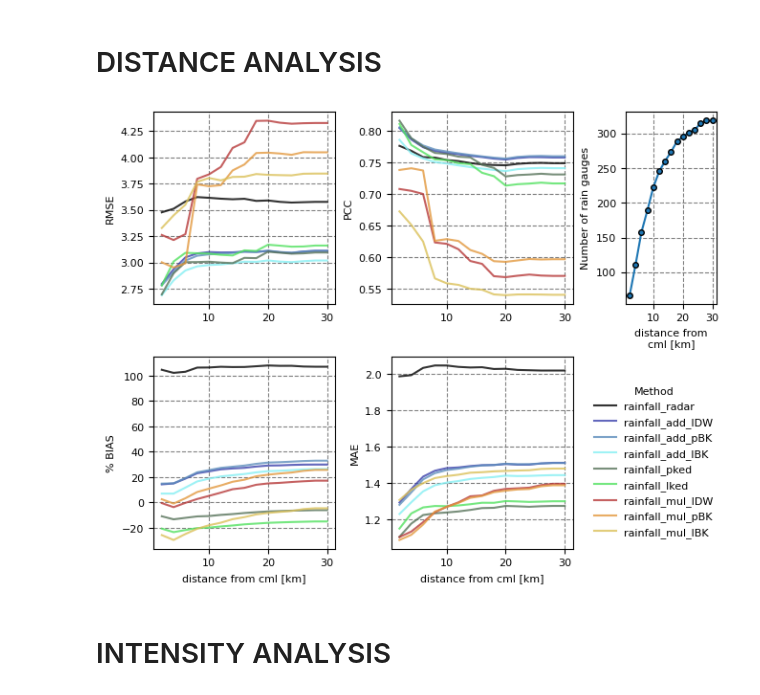
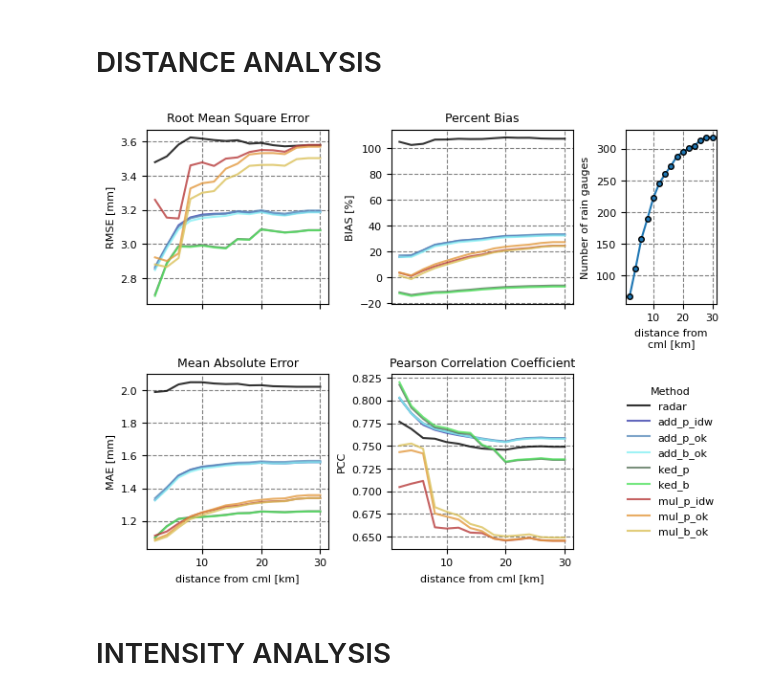
Before and after one commit to OpenSenseAction/radar_adjustment_intercomparison, a Jupyter notebook: 5_paper_images.ipynb, the cells around one changed output. Cells and saved outputs as stored; diff of their text form; code cells hidden in the pictures.

```diff
--- a/5_paper_images.ipynb
+++ b/5_paper_images.ipynb
@@ -316,18 +456,0 @@ ds_rad['rainfall_lked']=xr.open_dataset(adj_path+dataset+'_rainfall_lked.nc').ra
-# %%
-# fields = [[gauge name, radar name]]
-fields = ['rainfall_radar', 'rainfall_add_IDW', 'rainfall_add_pBK',
-          'rainfall_add_lBK', 'rainfall_pked', 'rainfall_lked',
-          'rainfall_mul_IDW', 'rainfall_mul_pBK', 'rainfall_mul_lBK']
-
-get_grid_at_points = plg.spatial.GridAtPoints(
-    da_gridded_data=ds_rad.isel(time = 0),
-    da_point_data=ds_gauges.isel(time = 0),
-    nnear=1,
-    stat="best"
-)
-
-for field in fields:
-    ds_gauges[field] = get_grid_at_points(
-        da_gridded_data=ds_rad[field],
-        da_point_data=ds_gauges.rainfall_amount,
-    )
@@ -369,7 +457,10 @@ for max_distance in distances:
 # %%
-fields = ['rainfall_radar', 'rainfall_add_IDW', 'rainfall_add_pBK',
-          'rainfall_add_lBK', 'rainfall_pked', 'rainfall_lked',
-          'rainfall_mul_IDW', 'rainfall_mul_pBK', 'rainfall_mul_lBK']
+result_metric = pd.read_csv('metrics_distance.csv')
+gauge_info = result_metric[['n_gauges', 'distance']].drop_duplicates().reset_index(drop=True)
+
+fields = ['radar', 'add_p_idw', 'add_p_ok',
+          'add_b_ok', 'ked_p', 'ked_b',
+          'mul_p_idw', 'mul_p_ok', 'mul_b_ok']
 
 colors = ["#000000", "#3b41ab","#5e8ebc",
           "#86eff3","#57735a", "#53e261",
@@ -395,60 +486,66 @@ for field, color in zip(fields, colors):
                       label=field, alpha=0.8, markersize=4, color=color)
     handles.append(line)
 
-ax00.set_ylabel('RMSE', fontsize=8)
+ax00.set_ylabel('RMSE [mm]', fontsize=8)
 ax00.tick_params(axis='both', labelsize=8)
 ax00.grid(linestyle='--', color='gray')
+ax00.set_title('Root Mean Square Error', fontsize=9)
+ax00.tick_params(axis='x', labelbottom=False)
 
-# --- PCC ---
+# --- %BIAS ---
 for field, color in zip(fields, colors):
     result = result_metric[result_metric.field == field]
-    ax01.plot(result.distance/1000, result.pearson_correlation_coefficient,
+    ax01.plot(result.distance/1000, result.percent_bias,
               alpha=0.8, markersize=4, color=color)
 
-ax01.set_ylabel('PCC', fontsize=8)
+ax01.set_ylabel('BIAS [%]', fontsize=8)
 ax01.tick_params(axis='both', labelsize=8)
 ax01.grid(linestyle='--', color='gray')
+ax01.set_title('Percent Bias', fontsize=9)
+ax01.tick_params(axis='x', labelbottom=False)
 
 # --- Number of rain gauges ---
-ax02.plot(distances/1000, n_gauges, marker='o', markersize=4, markeredgecolor='black')
+ax02.plot(gauge_info.distance/1000, gauge_info.n_gauges, marker='o', markersize=4, markeredgecolor='black')
 ax02.set_xlabel('distance from\ncml [km]', fontsize=8)
 ax02.set_ylabel('Number of rain gauges', fontsize=8)
 ax02.tick_params(axis='both', labelsize=8)
 ax02.grid(linestyle='--', color='gray')
 
-# --- %BIAS ---
+# --- MAE ---
 for field, color in zip(fields, colors):
     result = result_metric[result_metric.field == field]
-    ax10.plot(result.distance/1000, result.percent_bias,
+    ax10.plot(result.distance/1000, result.mean_absolute_error,
               alpha=0.8, markersize=4, color=color)
 
 ax10.set_xlabel('distance from cml [km]', fontsize=8)
-ax10.set_ylabel('% BIAS', fontsize=8)
+ax10.set_ylabel('MAE [mm]', fontsize=8)
 ax10.tick_params(axis='both', labelsize=8)
 ax10.grid(linestyle='--', color='gray')
+ax10.set_title('Mean Absolute Error', fontsize=9)
 
-# --- MAE ---
+# --- PCC ---
+ax11.set_xlabel('distance from cml [km]', fontsize=8)
 for field, color in zip(fields, colors):
     result = result_metric[result_metric.field == field]
-    ax11.plot(result.distance/1000, result.mean_absolute_error,
+    ax11.plot(result.distance/1000, result.pearson_correlation_coefficient,
               alpha=0.8, markersize=4, color=color)
 
-ax11.set_xlabel('distance from cml [km]', fontsize=8)
-ax11.set_ylabel('MAE', fontsize=8)
+ax11.set_ylabel('PCC', fontsize=8)
 ax11.tick_params(axis='both', labelsize=8)
 ax11.grid(linestyle='--', color='gray')
+ax11.set_title('Pearson Correlation Coefficient', fontsize=9)
 
 # --- Legend placed relative to the figure ---
 fig.legend(handles, fields, title='Method',
            fontsize=8, title_fontsize=8,
            loc='center right', bbox_to_anchor=(1, 0.26),
            frameon=False, ncol=1)
 
 # Save figure
 plt.savefig('distance_analysis.png', dpi=600, bbox_inches='tight')
 plt.show()
 # %% [output]
-[figure, old version]
+[figure, new version]
 # %% [markdown]
 # INTENSITY ANALYSIS
 # %%
```
Also changed, not shown: parts of 11 cells of this notebook, 4 other files.
